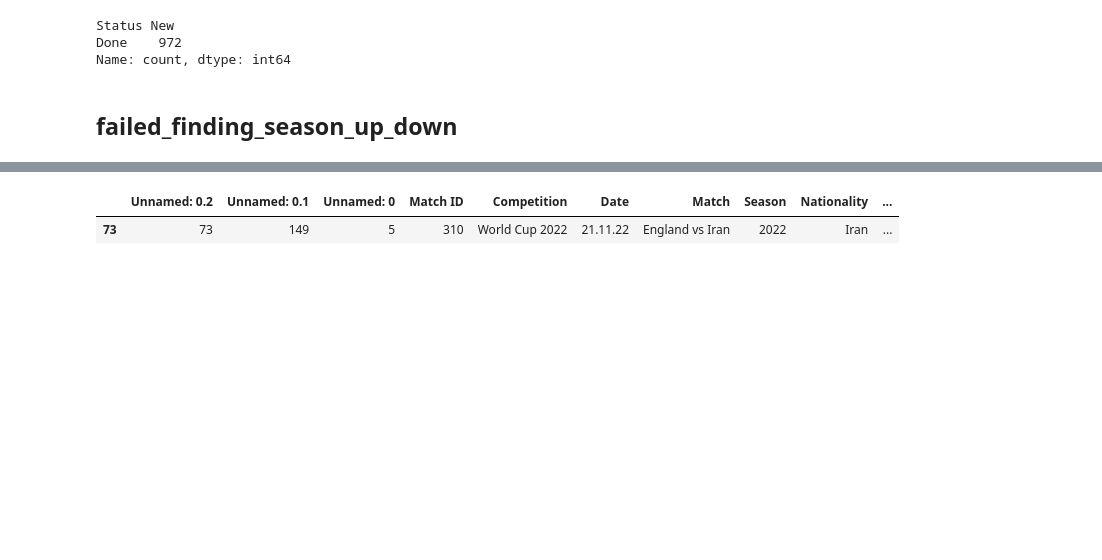
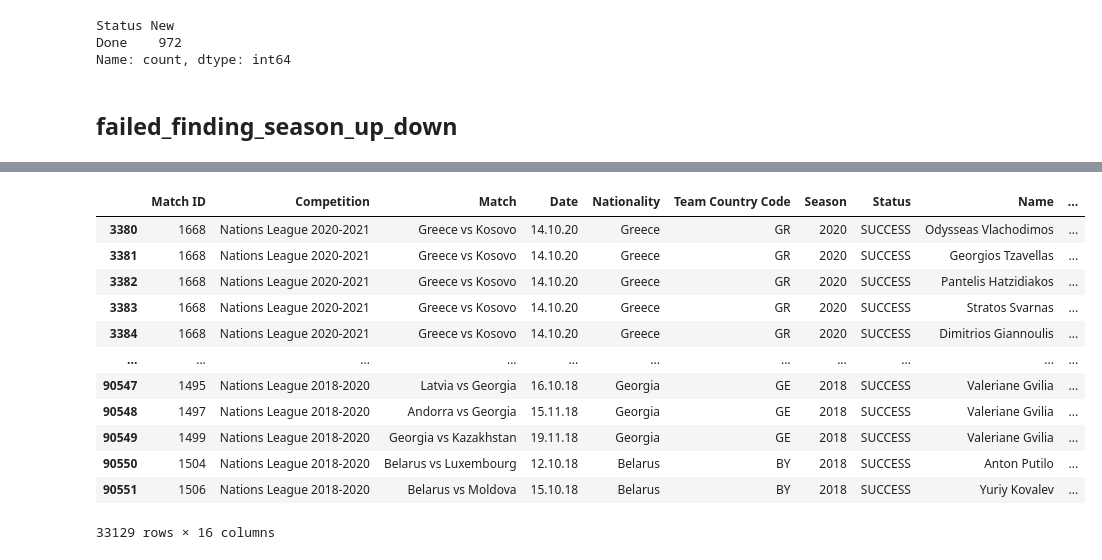
Before and after one commit to finnlsmith/footy_project_market_value_rankings, a Jupyter notebook: create_dataset_1/red_group_work.ipynb, the cells around one changed output, grey strips where cells are left out. Saved outputs shown, nothing was run; the diff lists cells and outputs as text; code cells hidden in the pictures; blank space fills up the shorter version.

Commit message:
removed terrikon from combined DF and from the wrong df

```diff
--- a/create_dataset_1/red_group_work.ipynb
+++ b/create_dataset_1/red_group_work.ipynb
@@ -1280,5 +1280,5 @@ other_cases_edited.to_csv('other_cases_DONE.csv')
 # %% [markdown]
 ## failed_finding_season_up_down
 # %%
-combined_df = load_csv_dataset('combined_DF_may_8_Latest.csv')
-combined_df = combined_df.drop(columns={'Unnamed: 0'})
+combined_df_may_10 = load_csv_dataset('combined_df_may_10.csv')
+combined_df_may_10 = combined_df_may_10.drop(columns={'Unnamed: 0'})
@@ -1303,5 +1285,21 @@ failed_all_seasons = load_csv_dataset('April 25 - CONCACAF & CONMEBOL OUT - DATA
-# %%
-failed_all_seasons[failed_all_seasons['Match'] == 'England vs Iran']
-# %% [output]
-|  | Unnamed: 0.2 | Unnamed: 0.1 | Unnamed: 0 | Match ID | Competition | Date | Match | Season | Nationality | ... |
-| 73 | 73 | 149 | 5 | 310 | World Cup 2022 | 21.11.22 | England vs Iran | 2022 | Iran | ... |
+# %%
+combined_df_may_10_terrikon_removed = combined_df_may_10[combined_df_may_10['Competition'].isin(['Euros 2016, Qualifiers', 'Euros 2020, Qualifiers', 'Euros 2024, Qualifiers',
+                                                                           'Nations League 2018-2020', 'Nations League 2020-2021', 'Nations League 2022-2023',
+                                                                           'World Cup 2022', 'World Cup 2018', 'World Cup 2014',
+                                                                           'Euros 2016', 'Euros 2020',
+                                                                           'Copa America 2021', 'Copa America 2015', 'Copa America 2019'])]
+combined_df_may_10_terrikon_removed
+# %% [output]
+|  | Match ID | Competition | Match | Date | Nationality | Team Country Code | Season | Status | Name | ... |
+| 3380 | 1668 | Nations League 2020-2021 | Greece vs Kosovo | 14.10.20 | Greece | GR | 2020 | SUCCESS | Odysseas Vlachodimos | ... |
+| 3381 | 1668 | Nations League 2020-2021 | Greece vs Kosovo | 14.10.20 | Greece | GR | 2020 | SUCCESS | Georgios Tzavellas | ... |
+| 3382 | 1668 | Nations League 2020-2021 | Greece vs Kosovo | 14.10.20 | Greece | GR | 2020 | SUCCESS | Pantelis Hatzidiakos | ... |
+| 3383 | 1668 | Nations League 2020-2021 | Greece vs Kosovo | 14.10.20 | Greece | GR | 2020 | SUCCESS | Stratos Svarnas | ... |
+| 3384 | 1668 | Nations League 2020-2021 | Greece vs Kosovo | 14.10.20 | Greece | GR | 2020 | SUCCESS | Dimitrios Giannoulis | ... |
+| ... | ... | ... | ... | ... | ... | ... | ... | ... | ... | ... |
+| 90547 | 1495 | Nations League 2018-2020 | Latvia vs Georgia | 16.10.18 | Georgia | GE | 2018 | SUCCESS | Valeriane Gvilia | ... |
+| 90548 | 1497 | Nations League 2018-2020 | Andorra vs Georgia | 15.11.18 | Georgia | GE | 2018 | SUCCESS | Valeriane Gvilia | ... |
+| 90549 | 1499 | Nations League 2018-2020 | Georgia vs Kazakhstan | 19.11.18 | Georgia | GE | 2018 | SUCCESS | Valeriane Gvilia | ... |
+| 90550 | 1504 | Nations League 2018-2020 | Belarus vs Luxembourg | 12.10.18 | Belarus | BY | 2018 | SUCCESS | Anton Putilo | ... |
+| 90551 | 1506 | Nations League 2018-2020 | Belarus vs Moldova | 15.10.18 | Belarus | BY | 2018 | SUCCESS | Yuriy Kovalev | ... |
+33129 rows × 16 columns
```
Also changed, not shown: parts of 15 cells of this notebook, 5 other files.
